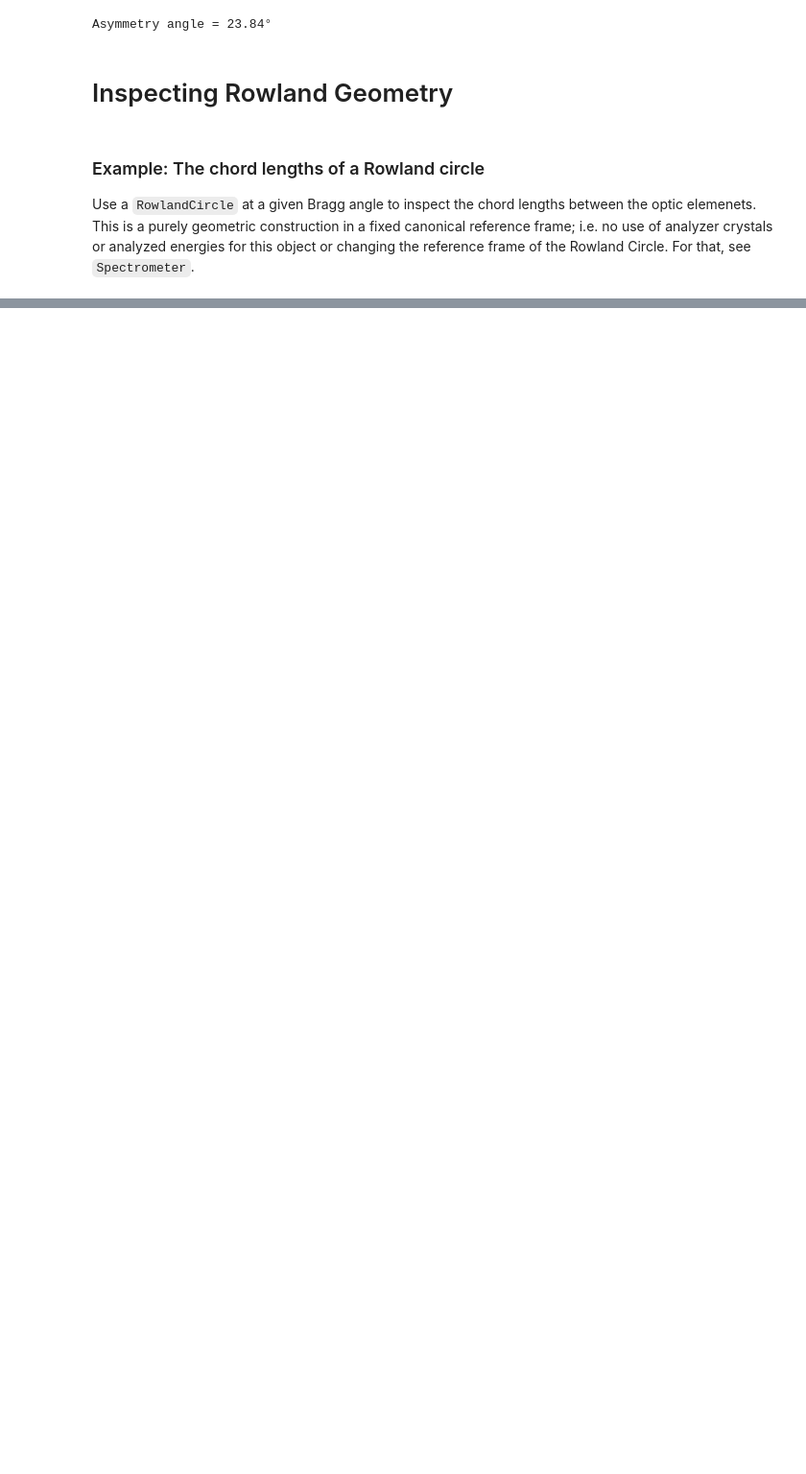
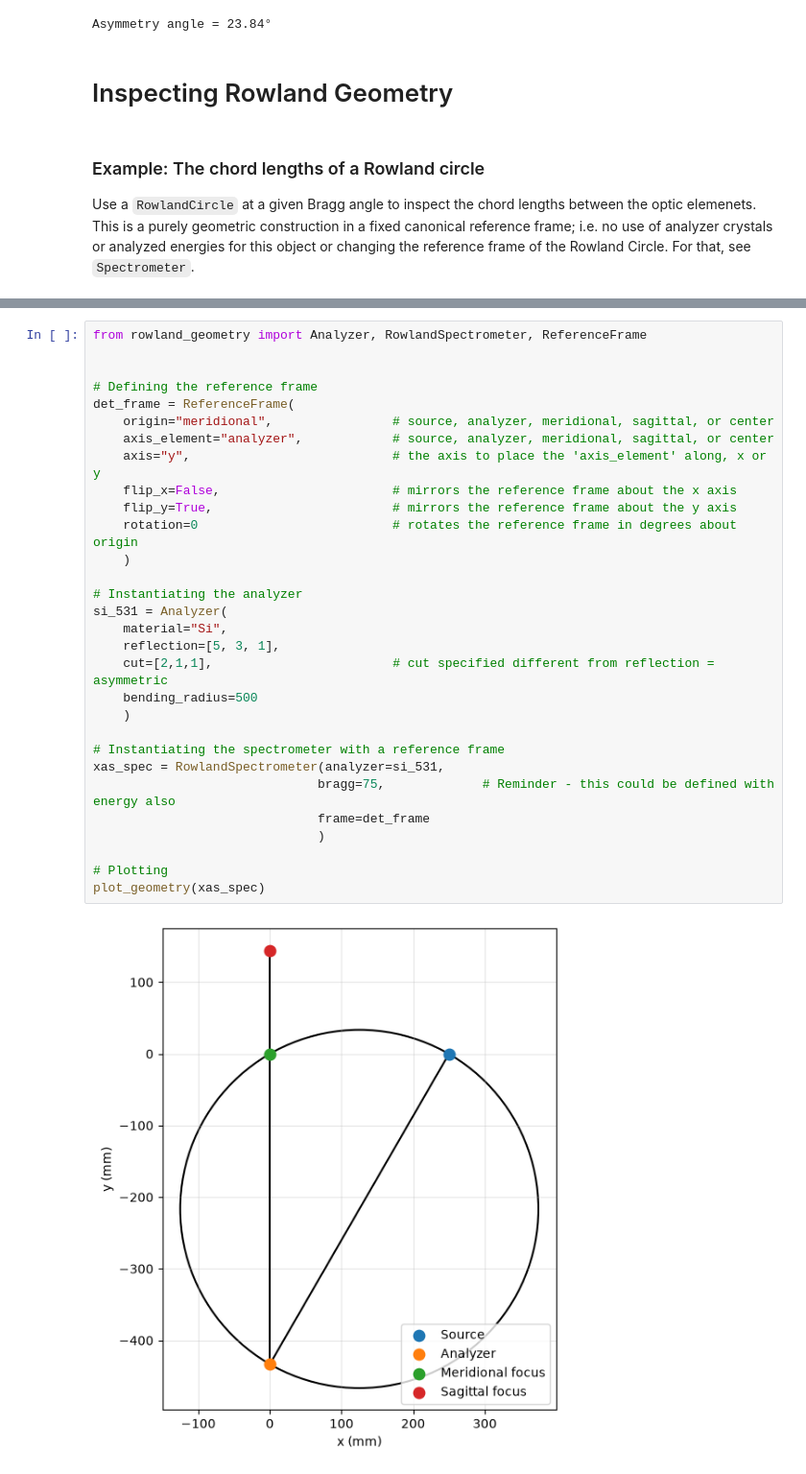
Before and after one commit to agironda/rowland-geometry, a Jupyter notebook: docs/example.ipynb, the cells around one changed output, grey strips where cells are left out. Shown at 96% size. Saved outputs shown, nothing was run; the diff lists cells and outputs as text; blank space fills up the shorter version.

```diff
--- a/docs/example.ipynb
+++ b/docs/example.ipynb
@@ -199,0 +598,32 @@ After changing asymmetry:
+# %%
+from rowland_geometry import Analyzer, RowlandSpectrometer, ReferenceFrame
+
+
+# Defining the reference frame
+det_frame = ReferenceFrame(
+    origin="meridional",                # source, analyzer, meridional, sagittal, or center
+    axis_element="analyzer",            # source, analyzer, meridional, sagittal, or center
+    axis="y",                           # the axis to place the 'axis_element' along, x or y
+    flip_x=False,                       # mirrors the reference frame about the x axis
+    flip_y=True,                        # mirrors the reference frame about the y axis
+    rotation=0                          # rotates the reference frame in degrees about origin
+    )
+
+# Instantiating the analyzer
+si_531 = Analyzer(
+    material="Si",
+    reflection=[5, 3, 1],
+    cut=[2,1,1],                        # cut specified different from reflection = asymmetric
+    bending_radius=500
+    )
+
+# Instantiating the spectrometer with a reference frame
+xas_spec = RowlandSpectrometer(analyzer=si_531,
+                              bragg=75,             # Reminder - this could be defined with energy also
+                              frame=det_frame
+                              )
+
+# Plotting
+plot_geometry(xas_spec)
+# %% [output]
+[figure, added]
```
Also changed, not shown: parts of 29 cells of this notebook.
